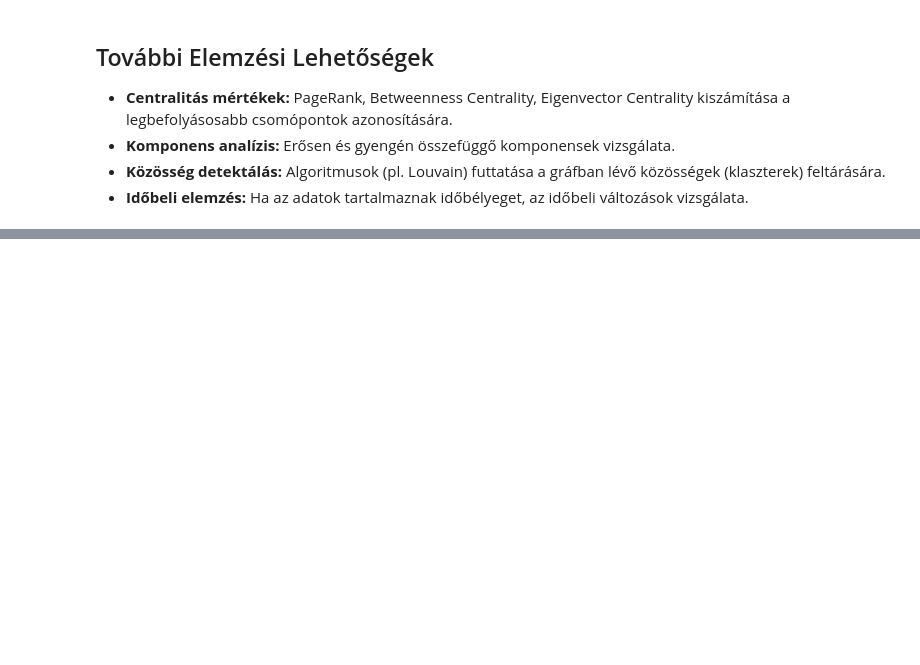
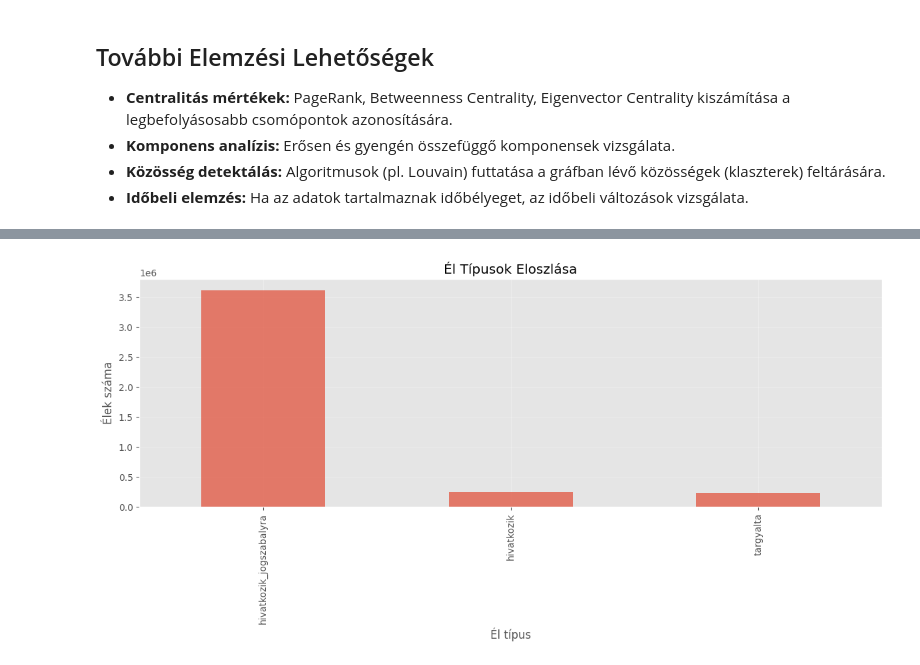
Before and after one commit to ZeleMate/Szakdolgozat, a Jupyter notebook: notebooks/graph_analysis.ipynb, the cells around one changed output, grey strips where cells are left out. Cells and saved outputs as stored; diff of their text form; code cells hidden in the pictures; blank space fills up the shorter version.

```diff
--- a/notebooks/graph_analysis.ipynb
+++ b/notebooks/graph_analysis.ipynb
@@ -213,0 +326,91 @@ A centralitás mértékek a gráf elemzés kulcsfontosságú eszközei, amelyek
+# %%
+if G is not None and G.number_of_nodes() > 0:
+    # Él típusok kinyerése
+    edge_relation_types = nx.get_edge_attributes(G, 'relation_type')
+
+    if edge_relation_types:
+        # Él típusok számlálása
+        relation_type_counts = pd.Series(edge_relation_types.values()).value_counts()
+
+        print(f"\n--- Él típusok eloszlása ---")
+        print(relation_type_counts)
+
+        # Vizualizáció: él típusok eloszlása
+        plt.figure(figsize=(12, 6))
+        relation_type_counts.plot(kind='bar', alpha=0.7)
+        plt.title('Él Típusok Eloszlása')
+        plt.xlabel('Él típus')
+        plt.ylabel('Élek száma')
+        plt.grid(True, alpha=0.3)
+        plt.tight_layout()
+        plt.show()
+
+        # Él típusok vizsgálata csomópont típusok szerint
+        edge_type_node_type = []
+        for (u, v), rel_type in edge_relation_types.items():
+            u_type = node_types.get(u, 'unknown')
+            v_type = node_types.get(v, 'unknown')
+            edge_type_node_type.append((rel_type, u_type, v_type))
+
+        # Élek csoportosítása
+        edge_type_df = pd.DataFrame(edge_type_node_type, columns=['relation_type', 'source_type', 'target_type'])
+        edge_type_summary = edge_type_df.groupby(['relation_type', 'source_type', 'target_type']).size().reset_index(name='count')
+        edge_type_summary = edge_type_summary.sort_values('count', ascending=False)
+
+        print("\n--- Él típusok csomópont típusok szerint ---")
+        display(edge_type_summary.head(20))  # Top 20 leggyakoribb kategória
+
+        # Él súlyok elemzése, ha vannak
+        edge_weights = nx.get_edge_attributes(G, 'weight')
+        if edge_weights:
+            weights = list(edge_weights.values())
+
+            print(f"\n--- Él súlyok eloszlása ---")
+            print(f"Átlagos súly: {np.mean(weights):.2f}")
+            print(f"Medián súly: {np.median(weights):.2f}")
+            print(f"Maximum súly: {max(weights)}")
+            print(f"Minimum súly: {min(weights)}")
+
+            plt.figure(figsize=(12, 6))
+            plt.hist(weights, bins=30, alpha=0.7)
+            plt.title('Él Súlyok Eloszlása')
+            plt.xlabel('Súly')
+            plt.ylabel('Élek száma')
+            plt.grid(True, alpha=0.3)
+            plt.tight_layout()
+            plt.show()
+
+            # Él súlyok típusonként
+            edge_weights_by_type = defaultdict(list)
+            for (u, v), weight in edge_weights.items():
+                if (u, v) in edge_relation_types:
+                    rel_type = edge_relation_types[(u, v)]
+                    edge_weights_by_type[rel_type].append(weight)
+
+            # Él súlyok összesítése típusonként
+            weight_summary = {}
+            for rel_type, weights_list in edge_weights_by_type.items():
+                if weights_list:  # Ellenőrizzük, hogy a lista nem üres
+                    weight_summary[rel_type] = {
+                        'avg': np.mean(weights_list),
+                        'med': np.median(weights_list),
+                        'max': max(weights_list),
+                        'count': len(weights_list)
+                    }
+
+            weight_df = pd.DataFrame([
+                {'relation_type': rel_type,
+                 'avg_weight': stats['avg'],
+                 'median_weight': stats['med'],
+                 'max_weight': stats['max'],
+                 'count': stats['count']}
+                for rel_type, stats in weight_summary.items()
+            ])
+
+            print("\n--- Él súlyok típusonként ---")
+            display(weight_df.sort_values('count', ascending=False))
+    else:
+        print("A gráfban nem találhatóak él típus attribútumok (relation_type).")
+else:
+    print('A gráf nincs betöltve vagy üres.')
+# %% [output]
@@ -213,0 +422 @@ A centralitás mértékek a gráf elemzés kulcsfontosságú eszközei, amelyek
+[figure, added]
```
Also changed, not shown: parts of 16 cells of this notebook, 4 other files.
